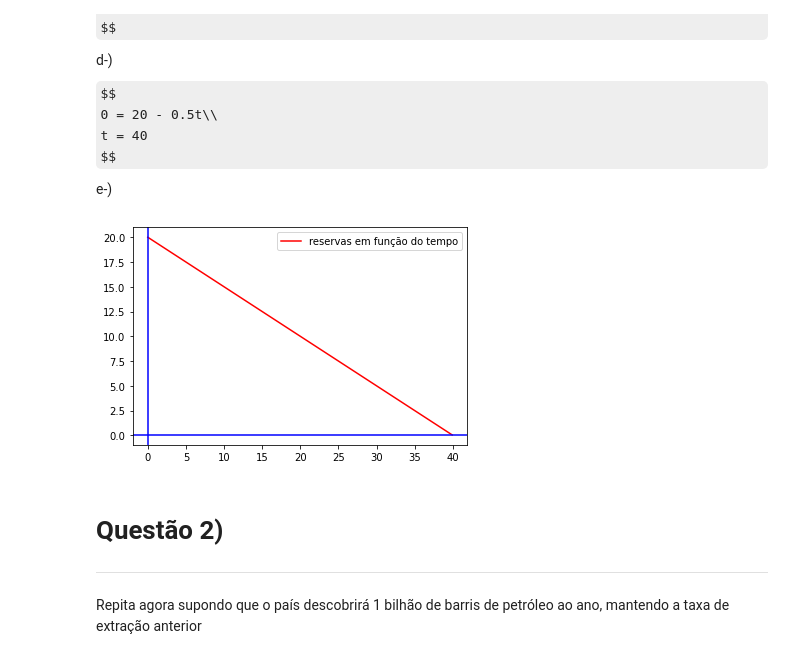
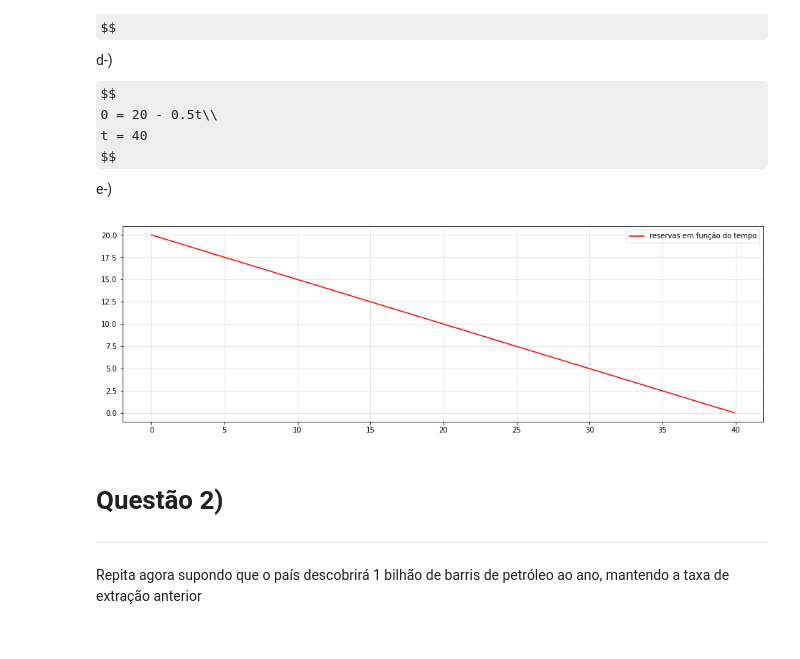
Before and after one commit to kisukegremory/EMS2021Q1, a Jupyter notebook: kernels/Lista 1.ipynb, the cells around one changed output. Saved outputs shown, nothing was run; the diff lists cells and outputs as text; code cells hidden in the pictures; some formulas as TeX source.

```diff
--- a/kernels/Lista 1.ipynb
+++ b/kernels/Lista 1.ipynb
@@ -34,14 +34,13 @@ e-)
 # %%
 x = np.arange(0,40,0.1)
 y = 20 - 0.5*x
-
+plt.figure(figsize=(16,5))
 plt.plot(x,y,color='r',label='reservas em função do tempo')
-plt.axhline(0,color='b')
-plt.axvline(0,color='b')
 plt.legend()
+plt.grid(alpha=0.4)
 plt.show()
 # %% [output]
-[figure, old version]
+[figure, new version]
 # %% [markdown]
 # Questão 2)
 ---
```
Also changed, not shown: parts of 6 cells of this notebook, 4 other files.
